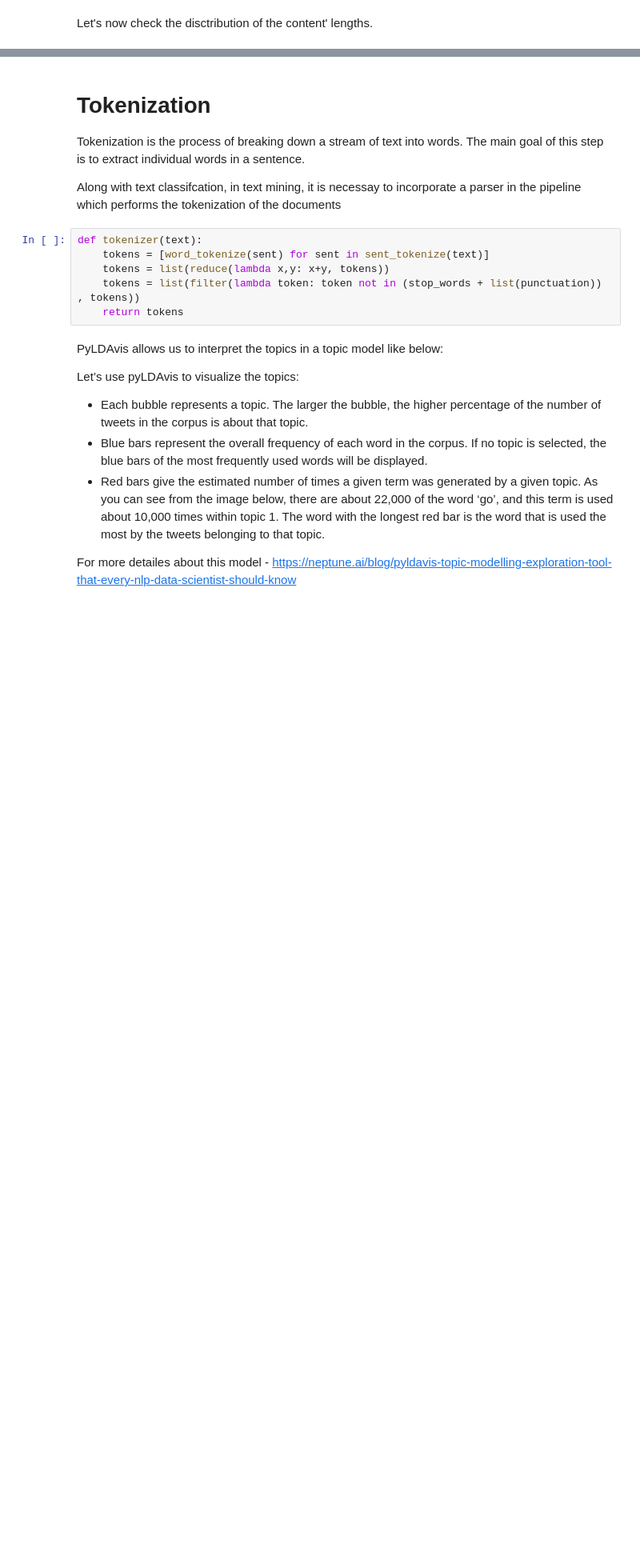
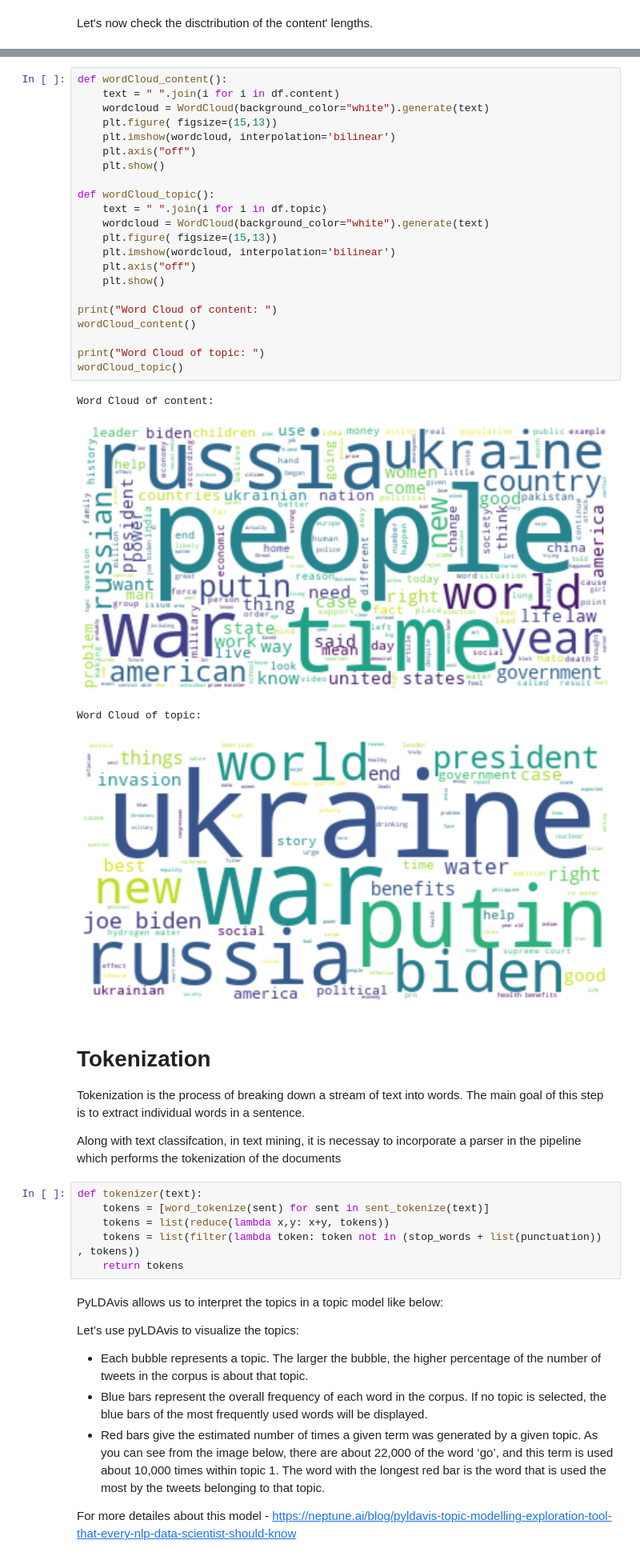
Before and after one commit to yaellevi8/FinalProject_DataScience, a Jupyter notebook: ML models/ML_model.ipynb, the cells around one changed output, grey strips where cells are left out. Shown at 80% size. Drawn from its saved outputs; the diff is of its cells as text; blank space fills up the shorter version.

```diff
--- a/ML models/ML_model.ipynb
+++ b/ML models/ML_model.ipynb
@@ -65,3 +91,30 @@ df.content.map(len).hist(figsize=(15, 5))
+# %%
+def wordCloud_content():
+    text = " ".join(i for i in df.content)
+    wordcloud = WordCloud(background_color="white").generate(text)
+    plt.figure( figsize=(15,13))
+    plt.imshow(wordcloud, interpolation='bilinear')
+    plt.axis("off")
+    plt.show()
+
+def wordCloud_topic():
+    text = " ".join(i for i in df.topic)
+    wordcloud = WordCloud(background_color="white").generate(text)
+    plt.figure( figsize=(15,13))
+    plt.imshow(wordcloud, interpolation='bilinear')
+    plt.axis("off")
+    plt.show()
+
+print("Word Cloud of content: ")
+wordCloud_content()
+
+print("Word Cloud of topic: ")
+wordCloud_topic()
+# %% [output]
+Word Cloud of content:
+[figure, added]
+Word Cloud of topic:
+[figure, added]
 # %% [markdown]
 # Tokenization
 
```
Also changed, not shown: parts of 9 cells of this notebook.
